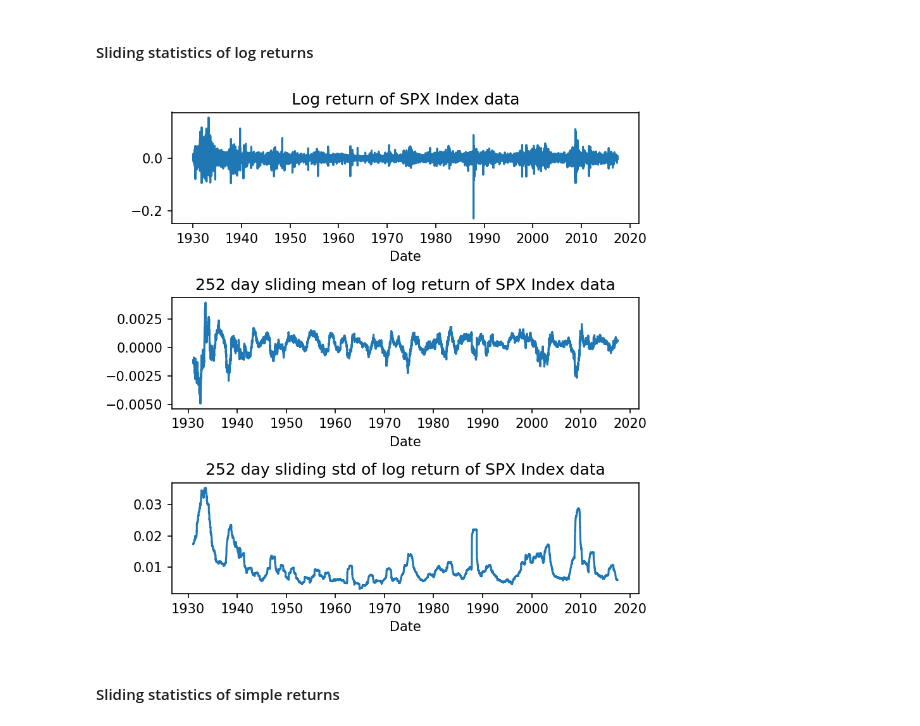
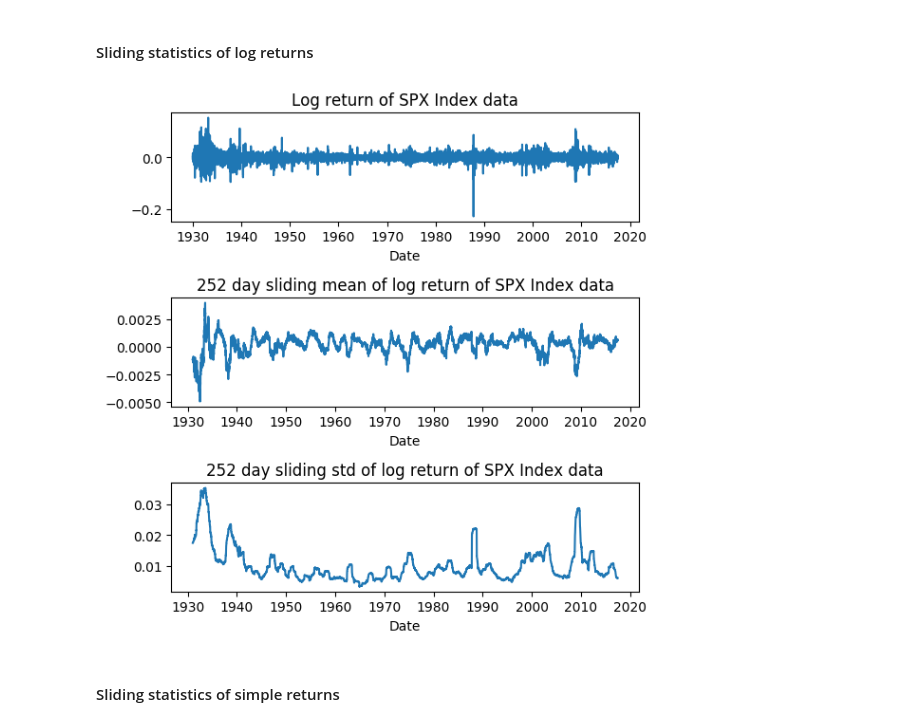
Before and after one commit to mahudu97/FSP, a Jupyter notebook: src/CW.ipynb, the cells around one changed output. Saved outputs shown, nothing was run; the diff lists cells and outputs as text; code cells hidden in the pictures.

```diff
--- a/src/CW.ipynb
+++ b/src/CW.ipynb
@@ -83,30 +90,30 @@ simpret = px.pct_change()
 #### Sliding statistics of log returns
 # %%
 # Log returns
-plt.figure(dpi=150, figsize=(6,6))
+plt.figure(dpi=100, figsize=(6,6))
 plt.subplot(311)
 plt.plot(date_axis,logret)
 plt.title('Log return of SPX Index data')
 plt.xlabel('Date')
 plt.tight_layout()
 # Sliding mean Log return
 plt.subplot(312)
 logret_roll_mean = logret.rolling(WINDOW_SZ).mean()
 plt.plot(date_axis,logret_roll_mean)
 plt.title('252 day sliding mean of log return of SPX Index data')
 plt.xlabel('Date')
 5
 plt.tight_layout()
 # Sliding var Log return
 plt.subplot(313)
 logret_roll_var = logret.rolling(WINDOW_SZ).std()
 plt.plot(date_axis,logret_roll_var)
 plt.title('252 day sliding std of log return of SPX Index data')
 plt.xlabel('Date')
 plt.tight_layout()
 plt.show()
 # %% [output]
-[figure, old version]
+[figure, new version]
 # %% [markdown]
 #### Sliding statistics of simple returns
 # %%
```
Also changed, not shown: parts of 35 cells of this notebook, 25 other files.
